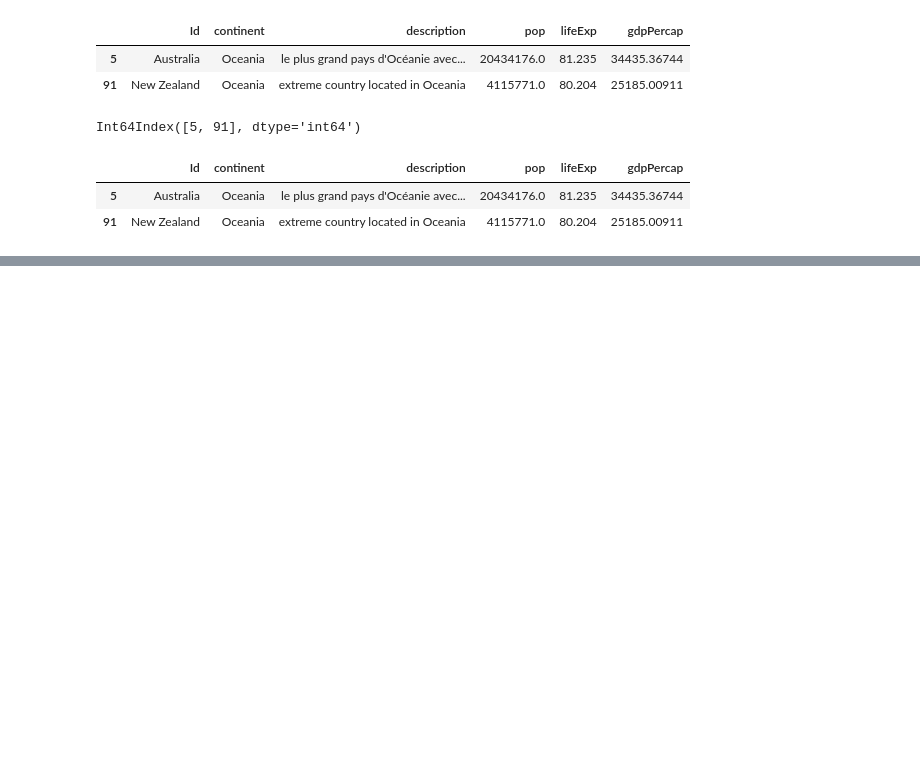
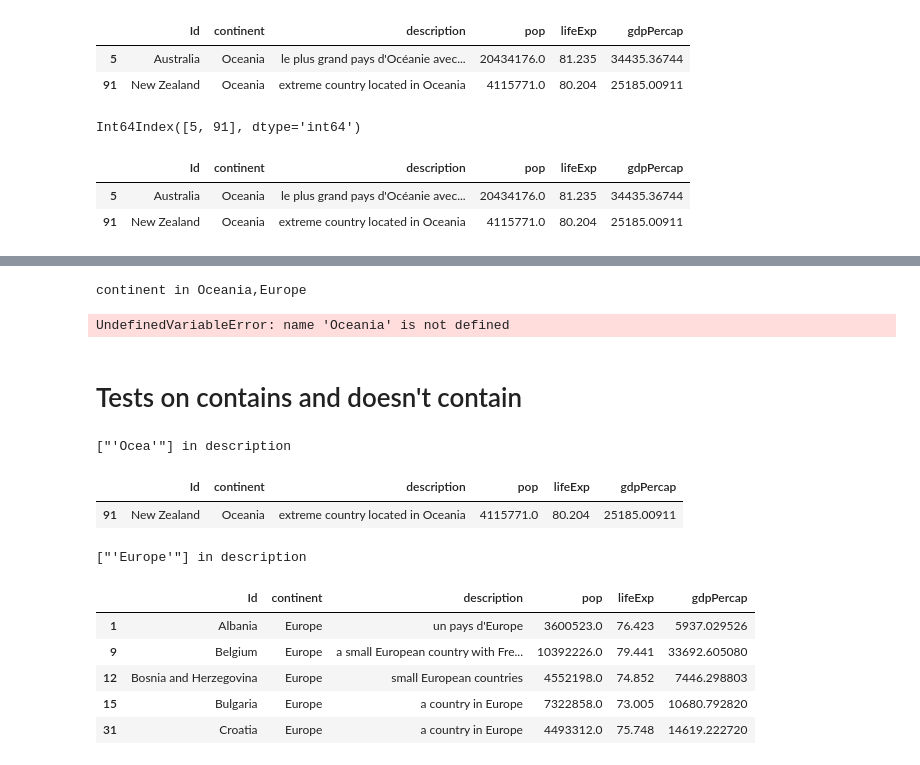
Before and after one commit to wouwou4444/Filters, a Jupyter notebook: lib/filters_nbk.ipynb, the cells around one changed output, grey strips where cells are left out. Drawn from its saved outputs; the diff is of its cells as text; code cells hidden in the pictures; blank space fills up the shorter version.

Commit message:
definition of possible operators and test with query method

```diff
--- a/lib/filters_nbk.ipynb
+++ b/lib/filters_nbk.ipynb
@@ -326,0 +381,38 @@ Int64Index([5, 91], dtype='int64')
+# %%
+column = "continent"
+value = "Oceania,Europe"
+list_values = value.split(",")
+operator = "in"
+print(f"{column} {operator} {value}")
+documents.query(f"{column} {operator} {value}").head()
+# %% [output]
+continent in Oceania,Europe
+UndefinedVariableError: name 'Oceania' is not defined
+# %% [markdown]
+# Tests on contains and doesn't contain
+# %%
+column = "description"
+value = "'Ocea'"
+list_values = value.split(",")
+operator = "in"
+print(f"{list_values} {operator} {column}")
+documents.query(f"{column}.str.contains({value})").head()
+# %% [output]
+["'Ocea'"] in description
+|  | Id | continent | description | pop | lifeExp | gdpPercap |
+| 91 | New Zealand | Oceania | extreme country located in Oceania | 4115771.0 | 80.204 | 25185.00911 |
+# %%
+column = "description"
+value = "'Europe'"
+list_values = value.split(",")
+operator = "in"
+print(f"{list_values} {operator} {column}")
+documents.query(f"{column}.str.contains({value})").head()
+# %% [output]
+["'Europe'"] in description
+|  | Id | continent | description | pop | lifeExp | gdpPercap |
+| 1 | Albania | Europe | un pays d'Europe | 3600523.0 | 76.423 | 5937.029526 |
+| 9 | Belgium | Europe | a small European country with Fre... | 10392226.0 | 79.441 | 33692.605080 |
+| 12 | Bosnia and Herzegovina | Europe | small European countries | 4552198.0 | 74.852 | 7446.298803 |
+| 15 | Bulgaria | Europe | a country in Europe | 7322858.0 | 73.005 | 10680.792820 |
+| 31 | Croatia | Europe | a country in Europe | 4493312.0 | 75.748 | 14619.222720 |
```
Also changed, not shown: parts of 33 cells of this notebook.
